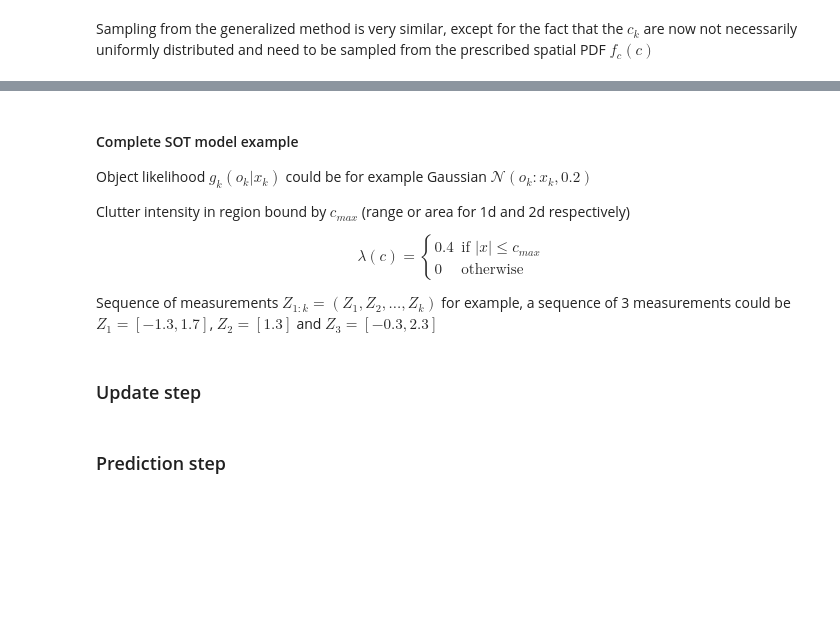
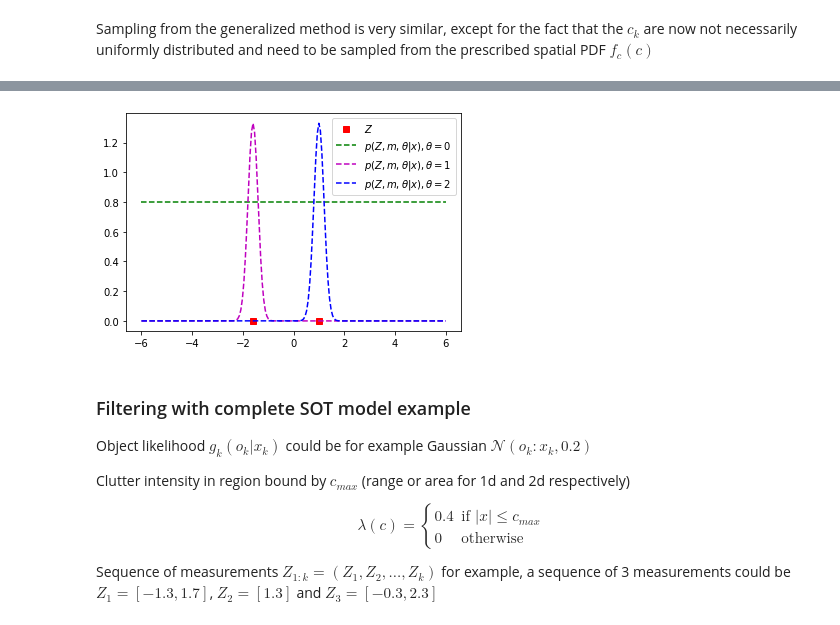
Before and after one commit to mihsamusev/bayesian_gym, a Jupyter notebook: py/Single object tracking in clutter.ipynb, the cells around one changed output, grey strips where cells are left out. Saved outputs shown, nothing was run; the diff lists cells and outputs as text; code cells hidden in the pictures; blank space fills up the shorter version.

```diff
--- a/py/Single object tracking in clutter.ipynb
+++ b/py/Single object tracking in clutter.ipynb
@@ -192,11 +192,11 @@ dt = 1.0
 kf.F[0,1] = dt
 kf.Q = 0.5 * np.array([[1/3, 1/2],[1/2, 1]])
 # initial state
-kf.x = [1, 2]
-kf.P = [[0.3, 0],[0, 1]]
+kf.x = np.array([1, 2])
+kf.P = np.array([[0.3, 0],[0, 1]])
 # sensor model
-kf.H = [1, 0]
-kf.R = 1
+kf.H = np.array([1, 0])
+kf.R = np.array([1])
 
 def get_true_states(x0, v, N):
     x_true = np.array([[x0, v],]*N)
@@ -224,6 +224,7 @@ for z in zs:
     s.save()
 
 def plot_motion():
+    pass
 # plot predicted
 # plot posterior
 # plot prior
@@ -411,5 +504,57 @@ At time k number of possible association **sequences** is a combination of all a
+# %%
+from scipy.stats import norm
+from math import factorial
+
+def g(z, x, sigma=0.2):
+    '''return object measurement as a realization
+    from 1d gaussian ()'''
+    return norm.pdf(z, x, sigma)
+
+def lamc(z, value=0.3, region=5):
+    '''return uniformly distributed clutter intesity
+    defined within +/- 1d region value'''
+    lam = 0
+    if np.abs(z) <= region:
+        lam = value
+    return lam
+
+def pZd(zs, thetas, x, pd, g, **kwargs):
+    '''return measurement likelihood'''
+    m = len(zs)
+    lams = [lamc(z, **kwargs) for z in zs]
+    p_total = 0
+    for t in thetas:
+        if t > m:
+            p = 0
+        elif t == 0:
+            p = 1 - pd
+        else:
+            p = pd * g(zs[t-1], x) / lams[t-1]
+        p_total += p
+    return p_total
+
+pd = 0.2
+Z = [-1.6, 1]
+
+xs = np.linspace(start=-6, stop=6, num=200)
+params = {"value": 0.3, "region": 5}
+ps0 = [pZd(Z, [0], x, pd, g, **params) for x in xs]
+ps1 = [pZd(Z, [1], x, pd, g, **params) for x in xs]
+ps2 = [pZd(Z, [2], x, pd, g, **params) for x in xs]
+ps_total = [pZd(Z, [0,1,2], x, pd, g, **params) for x in xs]
+
+ax = plt.axes()
+ax.plot(Z, [0] * len(Z), "rs", label=r"$Z$")
+ax.plot(xs, ps0, "g--", label=r'$p(Z,m,\theta|x), \theta=0$')
+ax.plot(xs, ps1, "m--", label=r'$p(Z,m,\theta|x), \theta=1$')
+ax.plot(xs, ps2, "b--", label=r'$p(Z,m,\theta|x), \theta=2$')
+#ax.plot(xs, ps_total, "k", label=r'$p(Z|x)$')
+ax.legend()
+plt.show()
+# %% [output]
+[figure, added]
 # %% [markdown]
-#### Complete SOT model example
+### Filtering with complete SOT model example
 Object likelihood $g_k(o_k|x_k)$ could be for example Gaussian $\mathcal{N}(o_k:x_k,0.2)$
 
 Clutter intensity in region bound by $c_{max}$ (range or area for 1d and 2d respectively)
@@ -417,7 +562,3 @@ Clutter intensity in region bound by $c_{max}$ (range or area for 1d and 2d resp
 $$\lambda(c) = \begin{cases} 0.4 &\text{if }|x| \le c_{max} \\ 0 &\text{otherwise} \end{cases}$$
 
 Sequence of measurements $Z_{1:k} = (Z_1, Z_2, ..., Z_k)$ for example, a sequence of 3 measurements could be $Z_1 = [-1.3, 1.7]$, $Z_2 = [1.3]$ and $Z_3 =[-0.3, 2.3]$
-# %% [markdown]
-### Update step
-# %% [markdown]
-### Prediction step
```
Also changed, not shown: parts of 19 cells of this notebook.
